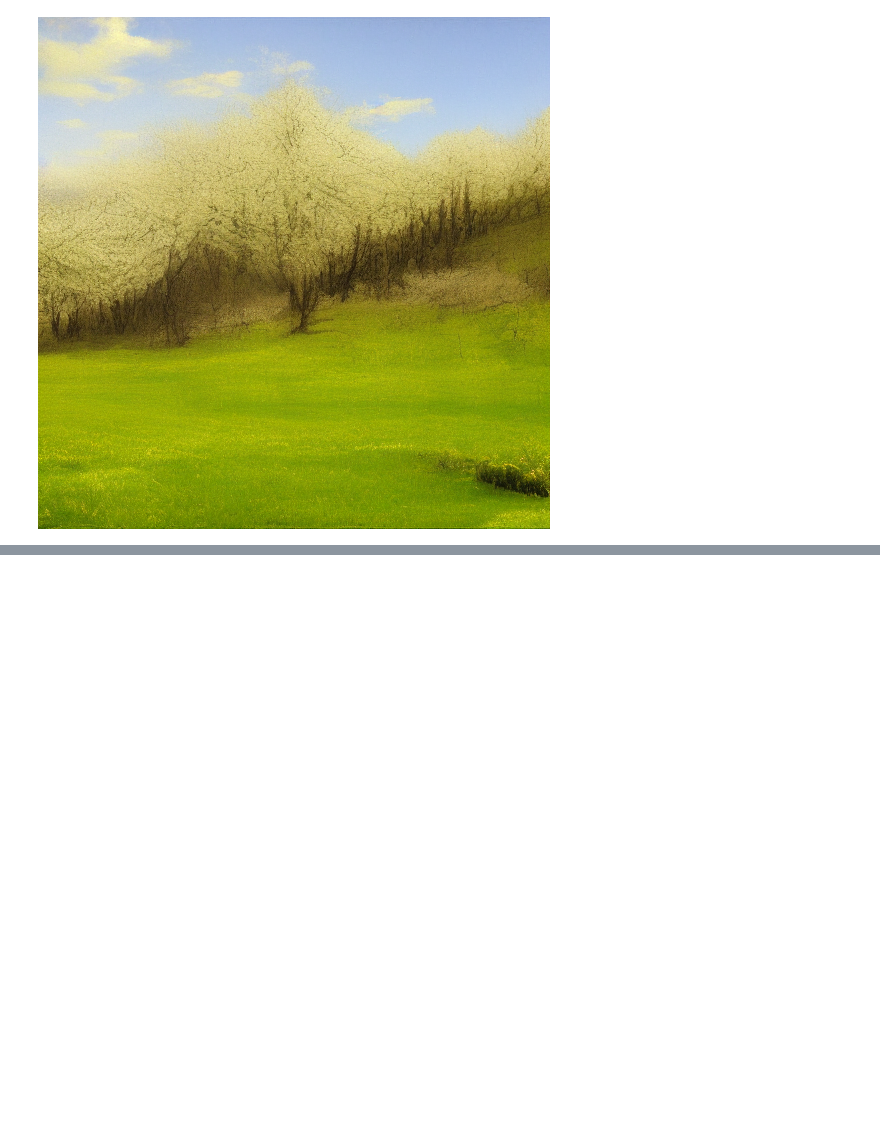
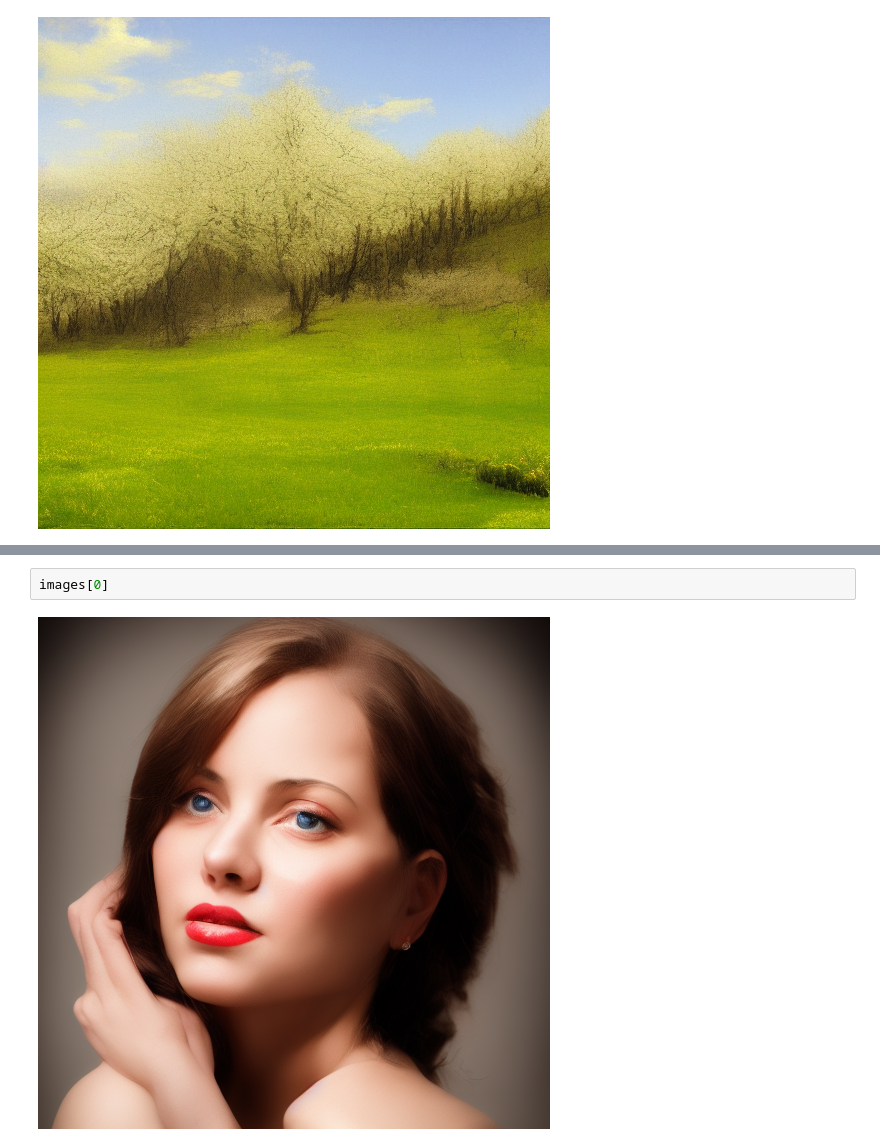
Before and after one commit to SamanFekri/MasterThesis, a Jupyter notebook: fill50k/ControlNet/infer_pix2pix_huggingface.ipynb, the cells around one changed output, grey strips where cells are left out. Cells and saved outputs as stored; diff of their text form; blank space fills up the shorter version.

```diff
--- a/fill50k/ControlNet/infer_pix2pix_huggingface.ipynb
+++ b/fill50k/ControlNet/infer_pix2pix_huggingface.ipynb
@@ -62,0 +150,4 @@ images[0]
+# %%
+images[0]
+# %% [output]
+[figure, added]
```
Also changed, not shown: parts of 10 cells of this notebook, 4 other files.
